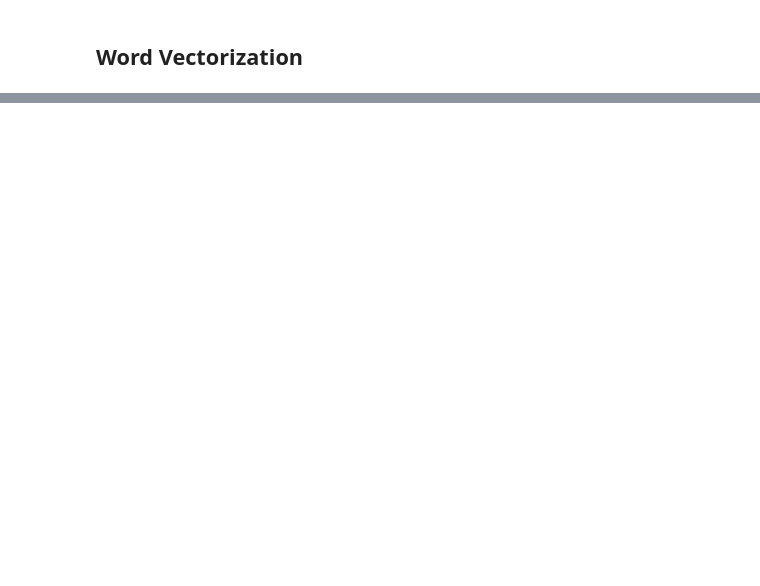
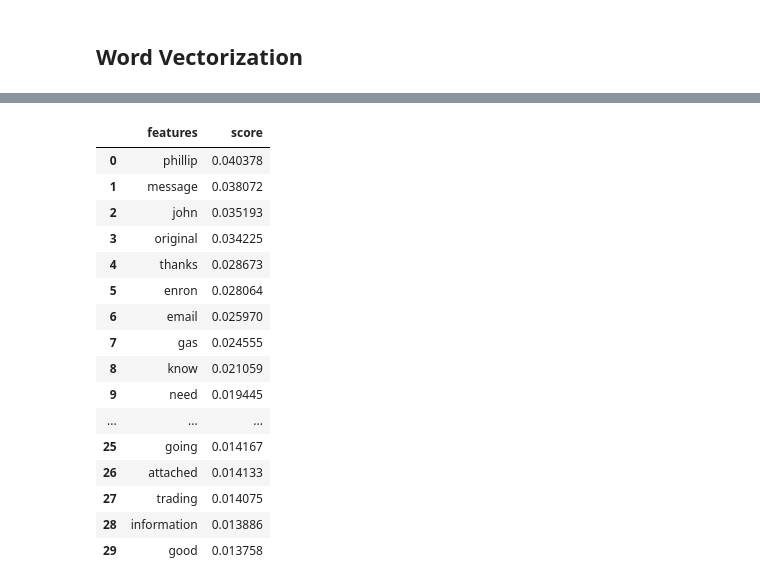
Before and after one commit to VINAAAYYY/TextClassification, a Jupyter notebook: EmailClassification.ipynb, the cells around one changed output, grey strips where cells are left out. Drawn from its saved outputs; the diff is of its cells as text; code cells hidden in the pictures; blank space fills up the shorter version.

```diff
--- a/EmailClassification.ipynb
+++ b/EmailClassification.ipynb
@@ -385,0 +194,43 @@ dfToLabel = emailMetaData.iloc[0:2000]
+# %%
+def top_tfidf_feats(tfidf_means, features, top_n):
+    # Get the indices of the top N features
+    top_indices = np.argsort(tfidf_means)[-top_n:][::-1]
+
+    # Extract the top features and their corresponding scores
+    top_feats = [(features[i], tfidf_means[i]) for i in top_indices]
+
+    # Return as a DataFrame
+    return pd.DataFrame(top_feats, columns=['features', 'score'])
+
+
+def top_mean_feats(X, features,
+ grp_ids=None, min_tfidf=0.1, top_n=30):
+    if grp_ids:
+        D = X[grp_ids].toarray()
+    else:
+        D = X.toarray()
+        D[D < min_tfidf] = 0
+    tfidf_means = np.mean(D, axis=0)
+    return top_tfidf_feats(tfidf_means, features, top_n)
+# %%
+top_features = top_mean_feats(X = tfidf_sparse_body, features = features, top_n=30)
+# %%
+top_features
+# %% [output]
+|  | features | score |
+| 0 | phillip | 0.040378 |
+| 1 | message | 0.038072 |
+| 2 | john | 0.035193 |
+| 3 | original | 0.034225 |
+| 4 | thanks | 0.028673 |
+| 5 | enron | 0.028064 |
+| 6 | email | 0.025970 |
+| 7 | gas | 0.024555 |
+| 8 | know | 0.021059 |
+| 9 | need | 0.019445 |
+| ... | ... | ... |
+| 25 | going | 0.014167 |
+| 26 | attached | 0.014133 |
+| 27 | trading | 0.014075 |
+| 28 | information | 0.013886 |
+| 29 | good | 0.013758 |
```
Also changed, not shown: parts of 52 cells of this notebook.
